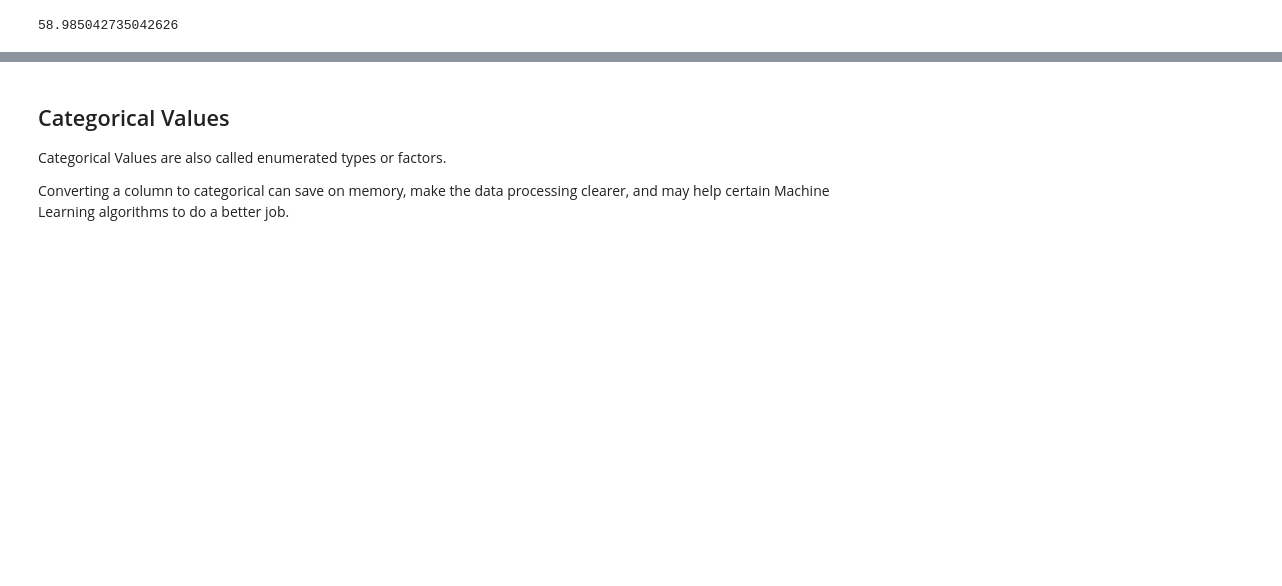
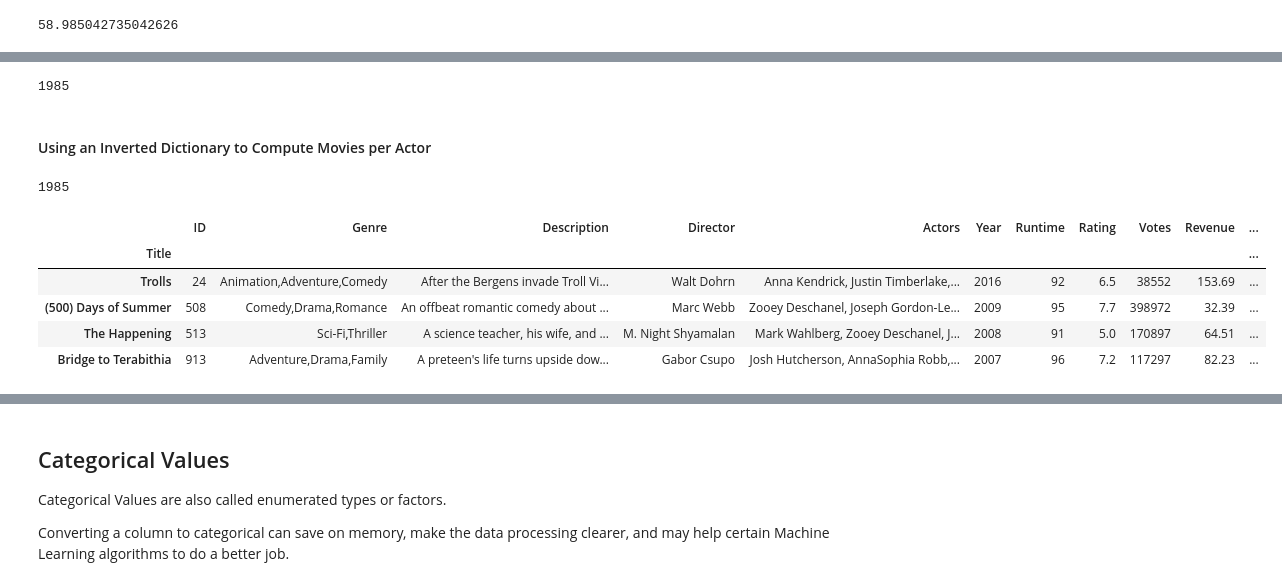
Before and after one commit to sdiehl28/Scikit-Learn-Workflow, a Jupyter notebook: python/Pandas02.ipynb, the cells around one changed output, grey strips where cells are left out. Saved outputs shown, nothing was run; the diff lists cells and outputs as text; code cells hidden in the pictures; blank space fills up the shorter version.

```diff
--- a/python/Pandas02.ipynb
+++ b/python/Pandas02.ipynb
@@ -565,0 +623,3 @@ Name: Actors, dtype: object
+# %%
+s = movies.groupby('Director').apply(group_filter)
+s[s.notnull()].nlargest(5)
@@ -565,0 +629,7 @@ Name: Actors, dtype: object
+# %%
+def parse_genre_string(s):
+    """Convert string with comma separated values to list of strings.
+    For each string, remove leading and trailing whitespace.
+    """
+    genres = s.split(',')
+    return [genre.strip() for genre in genres]
@@ -565,0 +647,10 @@ Name: Actors, dtype: object
+# %%
+# find the set of unique actors
+actors = set()
+title_actors_series = movies['Actors'].apply(parse_genre_string)
+title_actors_series.apply(lambda x: actors.update(x))
+len(actors)
+# %% [output]
+1985
+# %% [markdown]
+#### Using an Inverted Dictionary to Compute Movies per Actor
@@ -565,0 +666,16 @@ Name: Actors, dtype: object
+# %%
+# compute count per genre using the genre_to_titles dictionary
+actors_to_count = {actor:len(titles) for actor,titles in actor_to_titles.items()}
+len(actors_to_count)
+# %% [output]
+1985
+# %%
+# try inverted dictionary
+movies.loc[actor_to_titles['Zooey Deschanel']]
+# %% [output]
+|  | ID | Genre | Description | Director | Actors | Year | Runtime | Rating | Votes | Revenue | ... |
+| Title |  |  |  |  |  |  |  |  |  |  | ... |
+| Trolls | 24 | Animation,Adventure,Comedy | After the Bergens invade Troll Vi... | Walt Dohrn | Anna Kendrick, Justin Timberlake,... | 2016 | 92 | 6.5 | 38552 | 153.69 | ... |
+| (500) Days of Summer | 508 | Comedy,Drama,Romance | An offbeat romantic comedy about ... | Marc Webb | Zooey Deschanel, Joseph Gordon-Le... | 2009 | 95 | 7.7 | 398972 | 32.39 | ... |
+| The Happening | 513 | Sci-Fi,Thriller | A science teacher, his wife, and ... | M. Night Shyamalan | Mark Wahlberg, Zooey Deschanel, J... | 2008 | 91 | 5.0 | 170897 | 64.51 | ... |
+| Bridge to Terabithia | 913 | Adventure,Drama,Family | A preteen's life turns upside dow... | Gabor Csupo | Josh Hutcherson, AnnaSophia Robb,... | 2007 | 96 | 7.2 | 117297 | 82.23 | ... |
```
Also changed, not shown: parts of 155 cells of this notebook, 1 other file.
